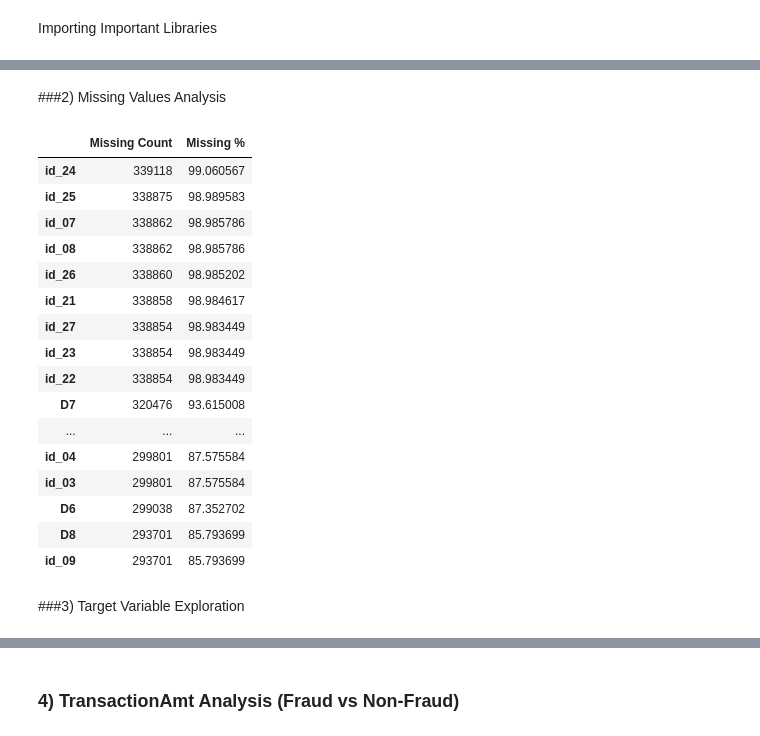
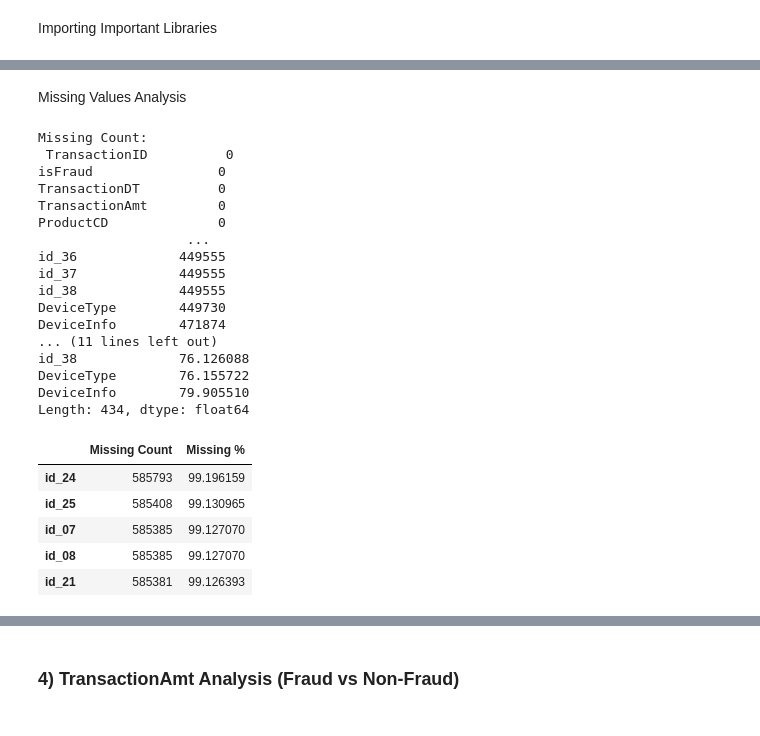
Before and after one commit to pxk4950/Fraud_Detection, a Jupyter notebook: Notebooks/01_Exploratory Data Analysis.ipynb, the cells around one changed output, grey strips where cells are left out. Cells and saved outputs as stored; diff of their text form; code cells hidden in the pictures.

```diff
--- a/Notebooks/01_Exploratory Data Analysis.ipynb
+++ b/Notebooks/01_Exploratory Data Analysis.ipynb
@@ -8,0 +11,3 @@ import matplotlib.pyplot as plt
+# %%
+transaction = pd.read_csv('../data/train_transaction.csv')
+identity = pd.read_csv('../data/train_identity.csv')
@@ -72,40 +87,46 @@ Name: proportion, dtype: float64
 # %% [markdown]
-###2) Missing Values Analysis
+Missing Values Analysis
+# %%
+# Count missing values
+missing_count = data.isnull().sum()
+print("Missing Count:\n", missing_count)
+print("-------------------------------")
+# Percentage missing
+missing_percent = (missing_count / len(data)) * 100
+print ("Missing Percentage\n",missing_percent)
+# %% [output]
+Missing Count:
+ TransactionID          0
+isFraud                0
+TransactionDT          0
+TransactionAmt         0
+ProductCD              0
+                   ...
+id_36             449555
+id_37             449555
+id_38             449555
+DeviceType        449730
+DeviceInfo        471874
+... (11 lines left out)
+id_38             76.126088
+DeviceType        76.155722
+DeviceInfo        79.905510
+Length: 434, dtype: float64
 # %%
-# Count missing values
-missing_count = data.isnull().sum()
-
-# Percentage missing
-missing_percent = (missing_count / len(data)) * 100
-
 # Combine into a dataframe
 missing_df = pd.DataFrame({
     'Missing Count': missing_count,
     'Missing %': missing_percent
 })
 
 # Sort by highest missing %
 missing_df = missing_df.sort_values(by='Missing %', ascending=False)
 
-# Display top 20 columns with the most missing values
-missing_df.head(20)
+missing_df.head(5)
 # %% [output]
 |  | Missing Count | Missing % |
-| id_24 | 339118 | 99.060567 |
-| id_25 | 338875 | 98.989583 |
-| id_07 | 338862 | 98.985786 |
-| id_08 | 338862 | 98.985786 |
-| id_26 | 338860 | 98.985202 |
-| id_21 | 338858 | 98.984617 |
-| id_27 | 338854 | 98.983449 |
-| id_23 | 338854 | 98.983449 |
-| id_22 | 338854 | 98.983449 |
-| D7 | 320476 | 93.615008 |
-| ... | ... | ... |
-| id_04 | 299801 | 87.575584 |
-| id_03 | 299801 | 87.575584 |
-| D6 | 299038 | 87.352702 |
-| D8 | 293701 | 85.793699 |
-| id_09 | 293701 | 85.793699 |
+| id_24 | 585793 | 99.196159 |
+| id_25 | 585408 | 99.130965 |
+| id_07 | 585385 | 99.127070 |
+| id_08 | 585385 | 99.127070 |
+| id_21 | 585381 | 99.126393 |
-# %% [markdown]
-###3) Target Variable Exploration
```
Also changed, not shown: parts of 17 cells of this notebook, 3 other files.
